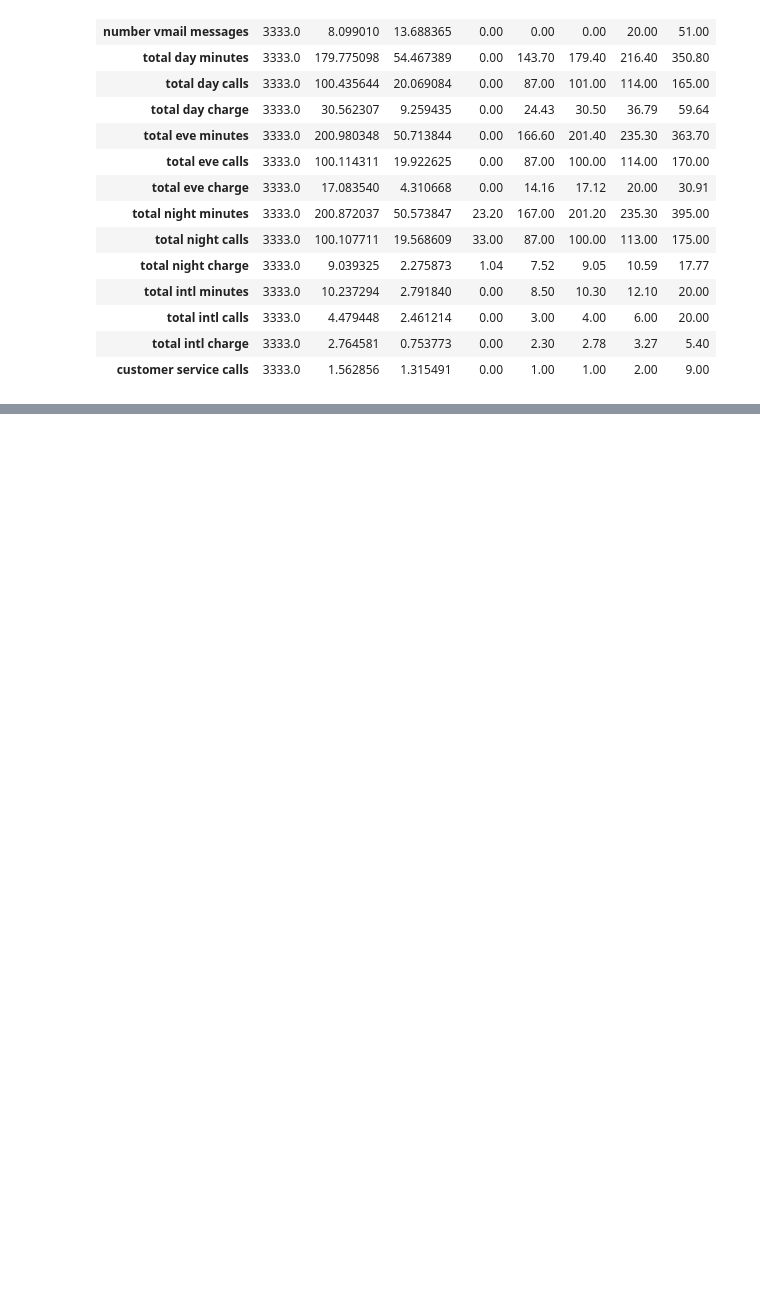
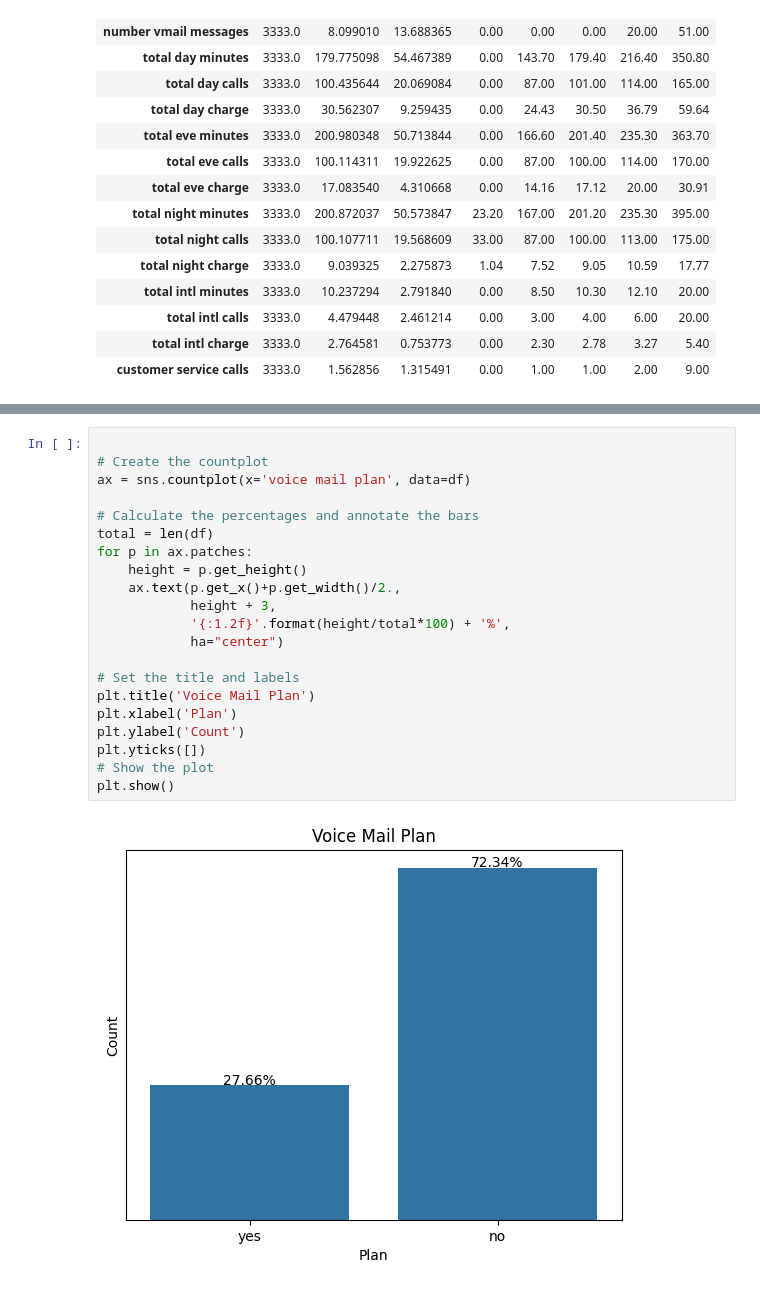
Before and after one commit to cynthiajepkogei/project-phase-3, a Jupyter notebook: notebook.ipynb, the cells around one changed output, grey strips where cells are left out. Drawn from its saved outputs; the diff is of its cells as text; blank space fills up the shorter version.

```diff
--- a/notebook.ipynb
+++ b/notebook.ipynb
@@ -138,0 +216,23 @@ df.describe().T
+# %%
+
+# Create the countplot
+ax = sns.countplot(x='voice mail plan', data=df)
+
+# Calculate the percentages and annotate the bars
+total = len(df)
+for p in ax.patches:
+    height = p.get_height()
+    ax.text(p.get_x()+p.get_width()/2.,
+            height + 3,
+            '{:1.2f}'.format(height/total*100) + '%',
+            ha="center")
+
+# Set the title and labels
+plt.title('Voice Mail Plan')
+plt.xlabel('Plan')
+plt.ylabel('Count')
+plt.yticks([])
+# Show the plot
+plt.show()
+# %% [output]
+[figure, added]
```
Also changed, not shown: parts of 20 cells of this notebook.
